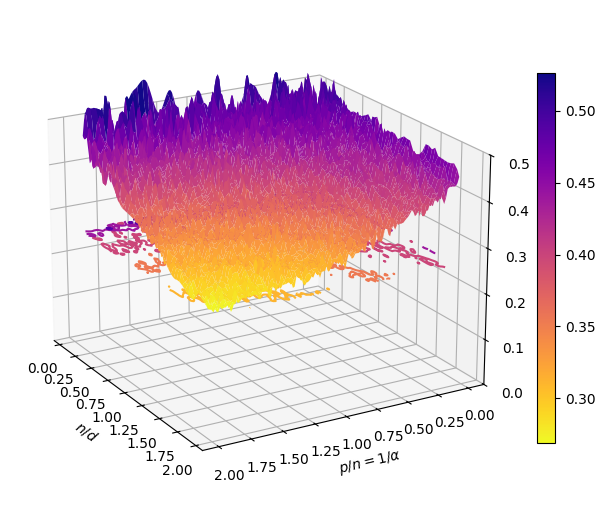
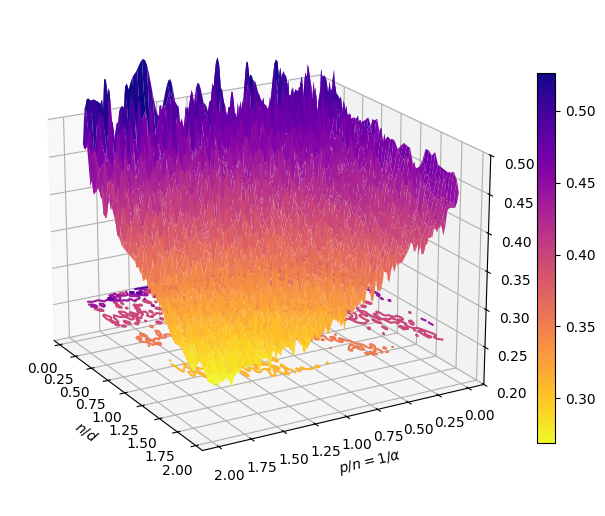
The change to this notebook cell's code, shown as a diff; its figure went from the first image to the second:
--- before
+++ after
@@ -40,5 +40,5 @@
 ax.set_zlabel('Generalisation error')
 
-ax.set_zlim(0,0.5)
+ax.set_zlim(0.2,0.5)
 
 ax.view_init(elev=20, azim=330)

Commit: added zlim